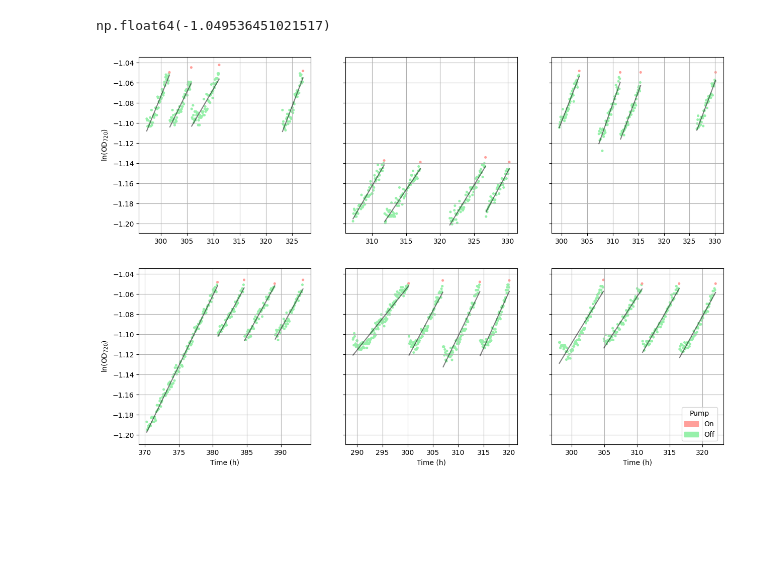
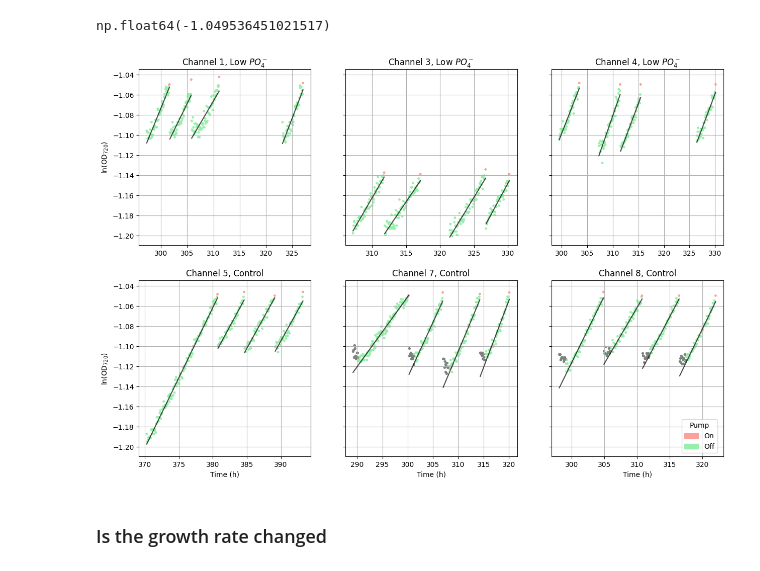
Before and after one commit to EvaPeet-sp/SystemsPractice, a Jupyter notebook: turbidostat.ipynb, the cells around one changed output. Drawn from its saved outputs; the diff is of its cells as text; code cells hidden in the pictures; blank space fills up the shorter version.

```diff
--- a/turbidostat.ipynb
+++ b/turbidostat.ipynb
@@ -57,25 +62,29 @@ df_transform
 # %%
 
 
-df_coefs = pd.DataFrame(columns= ['channel', 'decision', 'int', 'slope'])
+df_coefs_old = pd.DataFrame(columns= ['channel', 'decision', 'int', 'slope', 'begin_index'])
 
+# begin_index = [12, 12, 12, 12, 12, 12]
+begin_index = [0, 0, 0, 0, 12, 12]
+# begin_index = [0, 0, 0, 0, 0, 0]
+
+i = 0
 # for each decision, in each channel,
 for channel in df_transform.channel.unique():
-    print(type(channel))
     df_channel = df_transform[df_transform.channel == channel]
     for decision in df_channel.decision.unique():
         df_decision = df_channel[df_channel.decision == decision]
 
         # we fit a linear function
-        coefs = poly.polyfit(df_decision["time_h"], df_decision["ODtrns"], 1)
+        coefs = poly.polyfit(df_decision["time_h"][begin_index[i]:], df_decision["ODtrns"][begin_index[i]:], 1)
 
         # store the params
-        df_coefs.loc[len(df_coefs)] = [int(channel), int(decision),  coefs[0] , coefs[1]]
+        df_coefs_old.loc[len(df_coefs_old)] = [int(channel), int(decision),  coefs[0] , coefs[1], begin_index[i]]
+
+    i += 1
 
 
-df_coefs
-# coefs = poly.polyfit(x, y, 1)
-df_coefs = df_coefs.set_index(['channel', 'decision'])
+df_coefs = df_coefs_old.set_index(['channel', 'decision'])
 
 df_coefs
 # # linear = poly.Polynomial.fit(x, y, 1)
@@ -130,39 +133,49 @@ for i, channel in enumerate(sorted(df_transform.channel.unique())):
     row, col = divmod(i, 3)
 
     # plot the scatter and grid for each
-    axs[row, col].scatter(df_channel.time_h, df_channel.ODtrns, s = 7, c = df_channel.col_th)
+    axs[row, col].scatter(df_channel.time_h, df_channel.ODtrns, s = 6, c = df_channel.col_th)
     axs[row, col].grid(True)
+
     for decision in df_channel.decision.unique():
         df_decision = df_channel[df_channel['decision'] == decision]
 
         intercept = df_coefs.loc[(channel, decision), 'int']
         slope = df_coefs.loc[(channel, decision), 'slope']
         y = slope * df_decision.time_h + intercept
 
-        axs[row, col].plot(df_decision.time_h, y, color = 'black', alpha = 0.5)
+        axs[row, col].plot(df_decision.time_h, y, color = 'black', alpha = 0.7)
+        axs[row, col].scatter(df_decision.time_h[:int(df_coefs.loc[(channel, decision), 'begin_index'])],
+                          df_decision.ODtrns[:int(df_coefs.loc[(channel, decision), 'begin_index'])],
+                           s = 7, c = 'grey')
+
+    if row == 0:
+        axs[row, col].set_title(f'Channel {channel}, Low $PO_{4}^-$')
 
     if col == 0:
         axs[row, col].set_ylabel(r'ln(OD$_{720}$)')
 
     if row == 1:
         axs[row, col].set_xlabel(f'Time (h)')
+        axs[row, col].set_title(f'Channel {channel}, Control')
 
 
 legend_patches = [mpatches.Patch(color=colors[2], label=f'On'),
                   mpatches.Patch(color=colors[1], label=f'Off')]
 fig.legend(handles=legend_patches, title='Pump',
            loc='center left', ncol=1, bbox_to_anchor=(0.84, 0.15))
 fig.tight_layout
 plt.show()
 
 
 
-#  axs[row, col].set_title(f'Channel {channel}, Low $PO_{4}^-$')
+
 
 #  axs[1, i-3].set_title(f'Channel {channel}, Control')
 #         axs[1, i-3]
 
 #  if i-3 == 0:
 #             axs[1, i-3].set_ylabel(r'ln(OD$_{720}$)')
 # %% [output]
-[figure, old version]
+[figure, new version]
+# %% [markdown]
+### Is the growth rate changed
```
Also changed, not shown: parts of 7 cells of this notebook.
